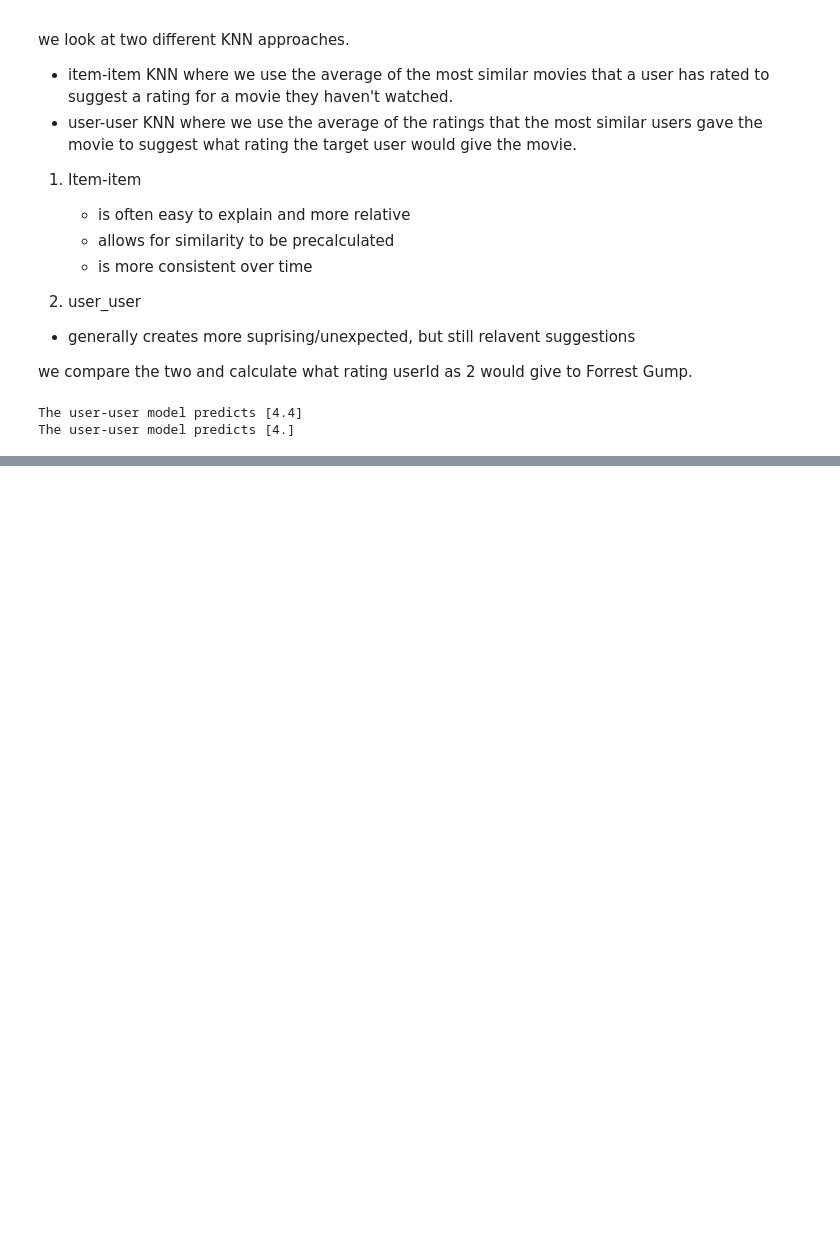
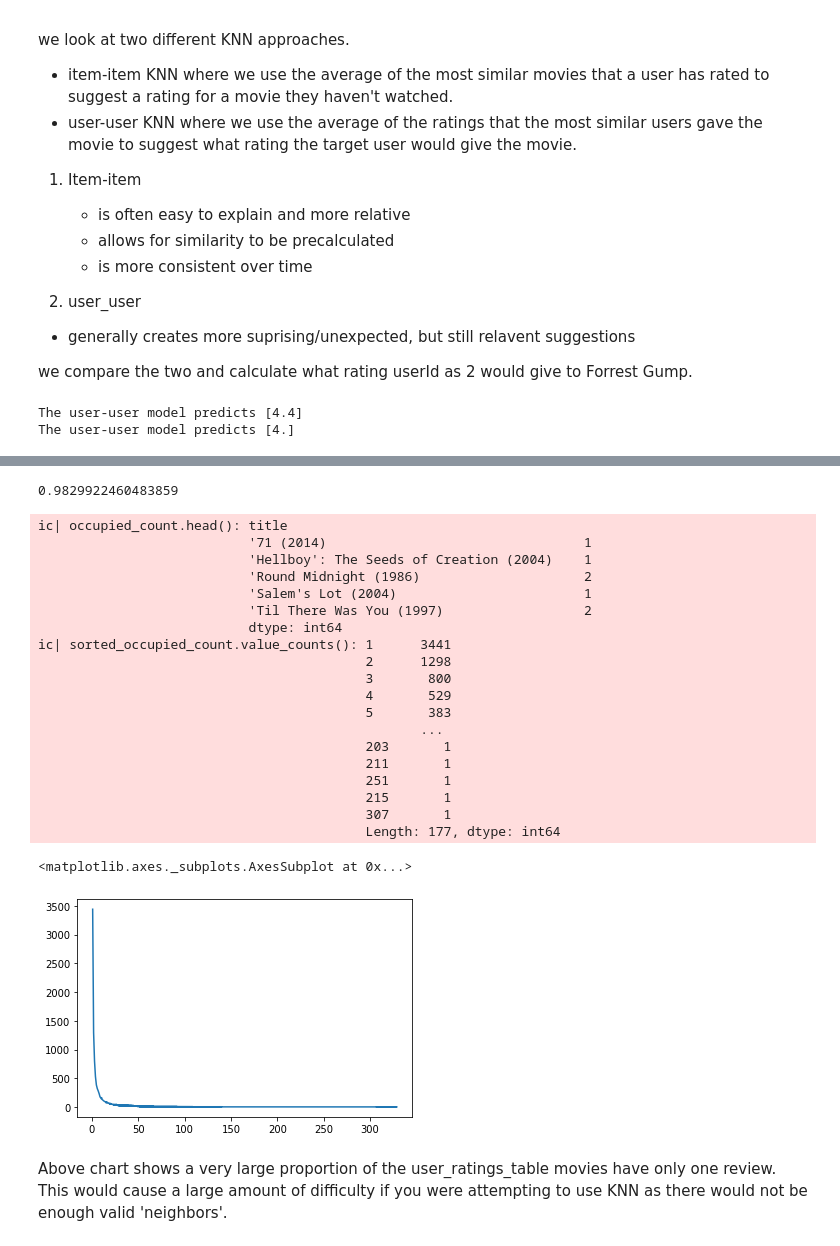
Before and after one commit to wsunshine/MachineLearning, a Jupyter notebook: RecommendationEngine_MovieRating.ipynb, the cells around one changed output, grey strips where cells are left out. Saved outputs shown, nothing was run; the diff lists cells and outputs as text; code cells hidden in the pictures; blank space fills up the shorter version.

```diff
--- a/RecommendationEngine_MovieRating.ipynb
+++ b/RecommendationEngine_MovieRating.ipynb
@@ -696,0 +670,40 @@ targetUsers_x.shape
+# %%
+# Count the occupied cells
+sparsity_count = user_ratings_table.isnull().values.sum()
+Total = user_ratings_table.size
+sparse_ratio = sparsity_count/Total
+sparse_ratio
+# %% [output]
+0.9829922460483859
+# %%
+# Count the occupied cells per column
+occupied_count = user_ratings_table.notnull().sum()
+ic(occupied_count.head())
+# Sort the resulting series from low to high
+sorted_occupied_count = occupied_count.sort_values(ascending = False)
+ic(sorted_occupied_count.value_counts())
+sorted_occupied_count.value_counts().plot()
+# %% [output]
+ic| occupied_count.head(): title
+                           '71 (2014)                                 1
+                           'Hellboy': The Seeds of Creation (2004)    1
+                           'Round Midnight (1986)                     2
+                           'Salem's Lot (2004)                        1
+                           'Til There Was You (1997)                  2
+                           dtype: int64
+ic| sorted_occupied_count.value_counts(): 1      3441
+                                          2      1298
+                                          3       800
+                                          4       529
+                                          5       383
+                                                 ...
+                                          203       1
+                                          211       1
+                                          251       1
+                                          215       1
+                                          307       1
+                                          Length: 177, dtype: int64
+<matplotlib.axes._subplots.AxesSubplot at 0x...>
+[figure, added]
+# %% [markdown]
+Above chart shows a very large proportion of the user_ratings_table movies have only one review. This would cause a large amount of difficulty if you were attempting to use KNN as there would not be enough valid 'neighbors'.
```
Also changed, not shown: parts of 21 cells of this notebook.
